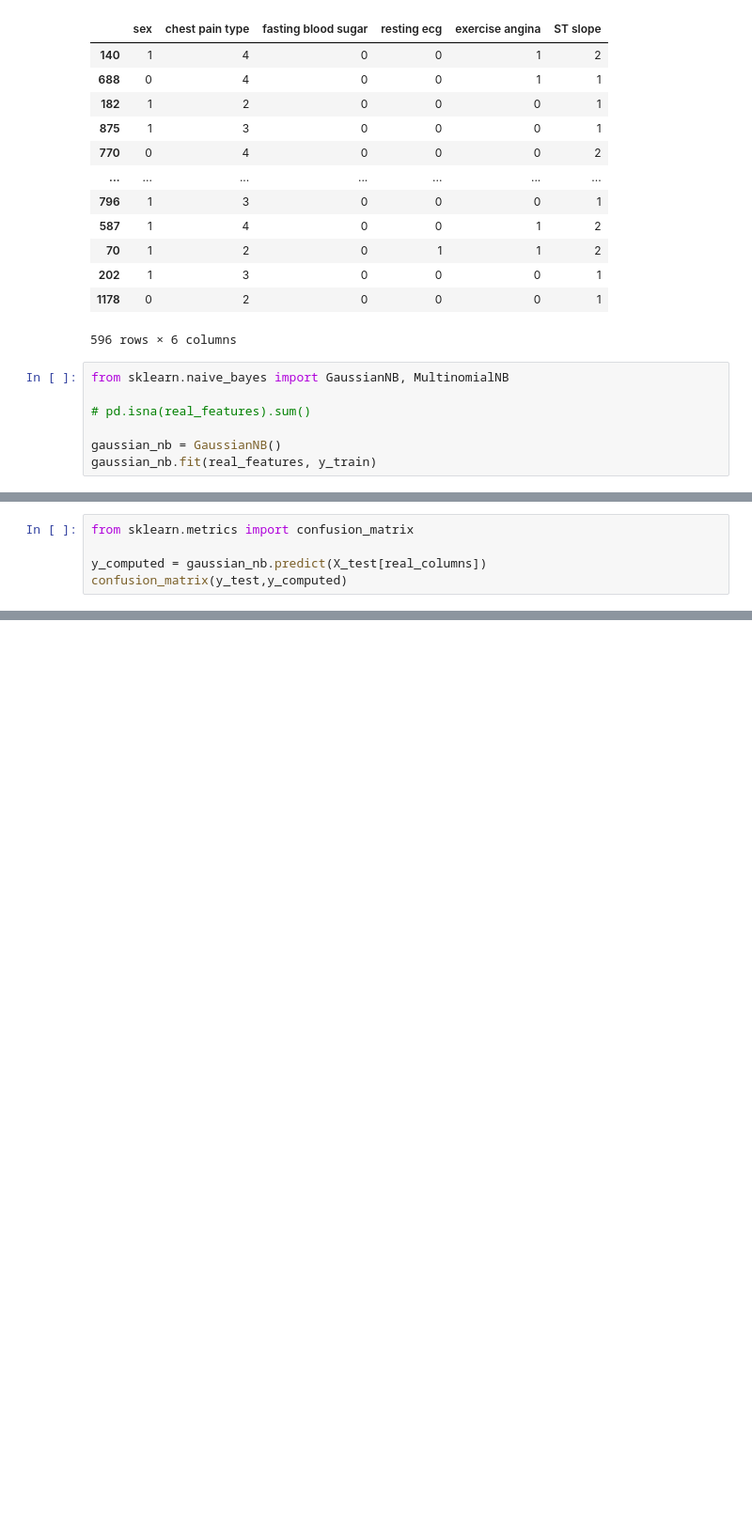
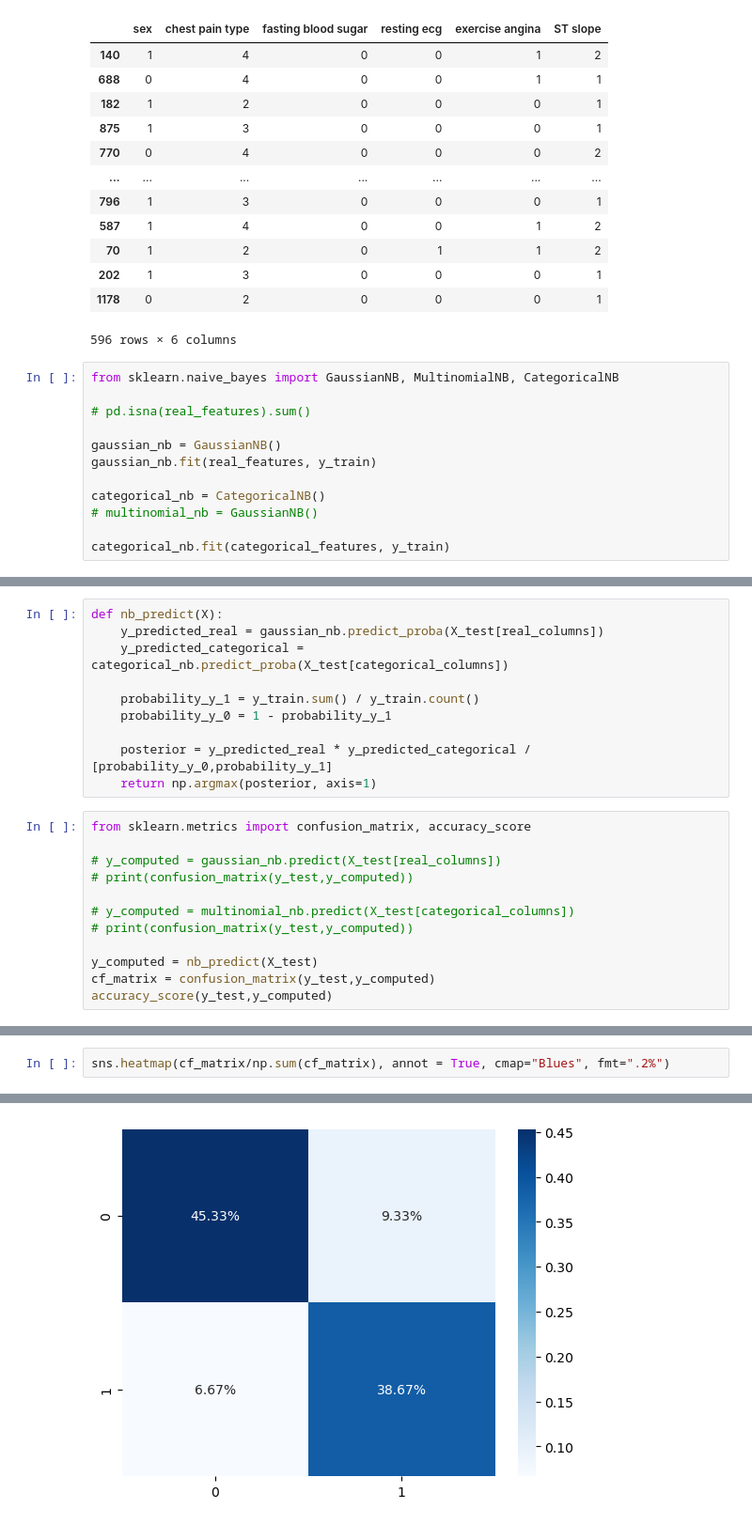
Before and after one commit to wojbog/ml_case_study, a Jupyter notebook: bayes.ipynb, the cells around one changed output, grey strips where cells are left out. Shown: that part at 94% size. Cells and saved outputs as stored; diff of their text form; blank space fills up the shorter version.

Commit message:
Finish bayes

```diff
--- a/bayes.ipynb
+++ b/bayes.ipynb
@@ -132,10 +138,15 @@ categorical_features
 | 1178 | 0 | 2 | 0 | 0 | 0 | 1 |
 596 rows × 6 columns
 # %%
-from sklearn.naive_bayes import GaussianNB, MultinomialNB
+from sklearn.naive_bayes import GaussianNB, MultinomialNB, CategoricalNB
 
 # pd.isna(real_features).sum()
 
 gaussian_nb = GaussianNB()
 gaussian_nb.fit(real_features, y_train)
+
+categorical_nb = CategoricalNB()
+# multinomial_nb = GaussianNB()
+
+categorical_nb.fit(categorical_features, y_train)
 # %% [output]
@@ -143,6 +154,23 @@ GaussianNB()
+# %%
+def nb_predict(X):
+    y_predicted_real = gaussian_nb.predict_proba(X_test[real_columns])
+    y_predicted_categorical = categorical_nb.predict_proba(X_test[categorical_columns])
+
+    probability_y_1 = y_train.sum() / y_train.count()
+    probability_y_0 = 1 - probability_y_1
+
+    posterior = y_predicted_real * y_predicted_categorical / [probability_y_0,probability_y_1]
+    return np.argmax(posterior, axis=1)
 # %%
-from sklearn.metrics import confusion_matrix
+from sklearn.metrics import confusion_matrix, accuracy_score
 
-y_computed = gaussian_nb.predict(X_test[real_columns])
-confusion_matrix(y_test,y_computed)
+# y_computed = gaussian_nb.predict(X_test[real_columns])
+# print(confusion_matrix(y_test,y_computed))
+
+# y_computed = multinomial_nb.predict(X_test[categorical_columns])
+# print(confusion_matrix(y_test,y_computed))
+
+y_computed = nb_predict(X_test)
+cf_matrix = confusion_matrix(y_test,y_computed)
+accuracy_score(y_test,y_computed)
 # %% [output]
@@ -150,0 +178,3 @@ array([[63, 19],
+# %%
+sns.heatmap(cf_matrix/np.sum(cf_matrix), annot = True, cmap="Blues", fmt=".2%")
+# %% [output]
@@ -150,0 +182 @@ array([[63, 19],
+[figure, added]
```
Also changed, not shown: parts of 8 cells of this notebook.
